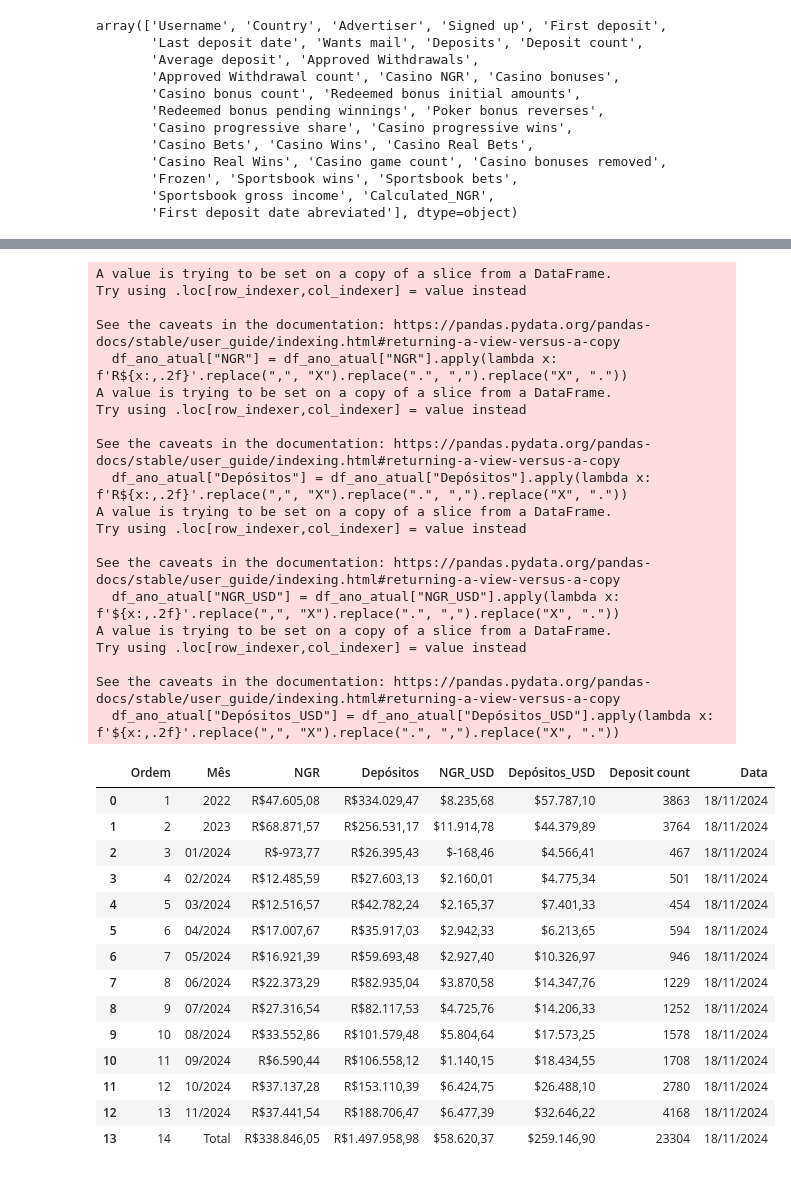
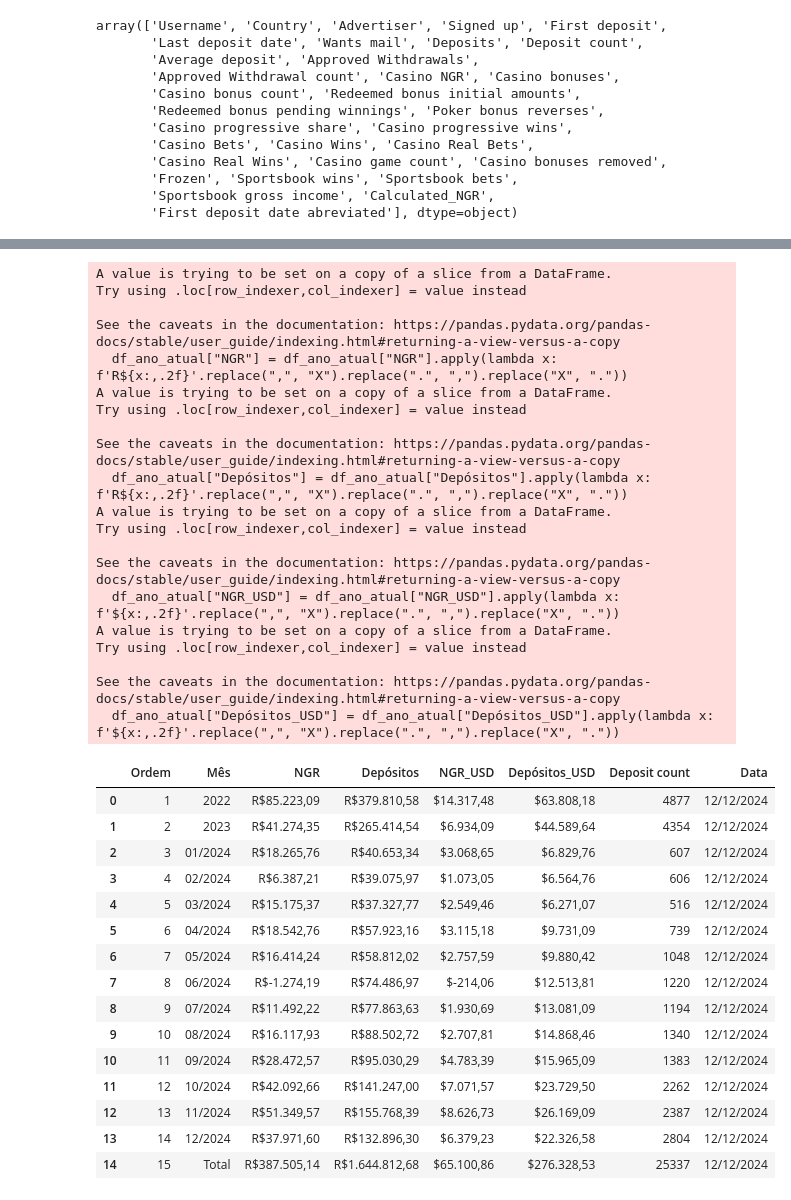
Before and after one commit to Making-publi/NGR-MES, a Jupyter notebook: daily.ipynb, the cells around one changed output, grey strips where cells are left out. Drawn from its saved outputs; the diff is of its cells as text; code cells hidden in the pictures.

```diff
--- a/daily.ipynb
+++ b/daily.ipynb
@@ -219,48 +220,49 @@ df_final['Ordem'] = range(1, len(df_final) + 1)
 
 # Reordenando as colunas para colocar "Ordem" como a primeira coluna
 df_final = df_final[['Ordem', 'Mês', 'NGR', 'Depósitos', 'NGR_USD', 'Depósitos_USD', 'Deposit count']]
 
-df_final['Data'] = "19/11/2024"
+df_final['Data'] = "12/12/2024"
 
 
 # Exibindo o resultado final
 df_final
 # %% [output]
 A value is trying to be set on a copy of a slice from a DataFrame.
 Try using .loc[row_indexer,col_indexer] = value instead
 
 See the caveats in the documentation: https://pandas.pydata.org/pandas-docs/stable/user_guide/indexing.html#returning-a-view-versus-a-copy
   df_ano_atual["NGR"] = df_ano_atual["NGR"].apply(lambda x: f'R${x:,.2f}'.replace(",", "X").replace(".", ",").replace("X", "."))
 A value is trying to be set on a copy of a slice from a DataFrame.
 Try using .loc[row_indexer,col_indexer] = value instead
 
 See the caveats in the documentation: https://pandas.pydata.org/pandas-docs/stable/user_guide/indexing.html#returning-a-view-versus-a-copy
   df_ano_atual["Depósitos"] = df_ano_atual["Depósitos"].apply(lambda x: f'R${x:,.2f}'.replace(",", "X").replace(".", ",").replace("X", "."))
 A value is trying to be set on a copy of a slice from a DataFrame.
 Try using .loc[row_indexer,col_indexer] = value instead
 
 See the caveats in the documentation: https://pandas.pydata.org/pandas-docs/stable/user_guide/indexing.html#returning-a-view-versus-a-copy
   df_ano_atual["NGR_USD"] = df_ano_atual["NGR_USD"].apply(lambda x: f'${x:,.2f}'.replace(",", "X").replace(".", ",").replace("X", "."))
 A value is trying to be set on a copy of a slice from a DataFrame.
 Try using .loc[row_indexer,col_indexer] = value instead
 
 See the caveats in the documentation: https://pandas.pydata.org/pandas-docs/stable/user_guide/indexing.html#returning-a-view-versus-a-copy
   df_ano_atual["Depósitos_USD"] = df_ano_atual["Depósitos_USD"].apply(lambda x: f'${x:,.2f}'.replace(",", "X").replace(".", ",").replace("X", "."))
 |  | Ordem | Mês | NGR | Depósitos | NGR_USD | Depósitos_USD | Deposit count | Data |
-| 0 | 1 | 2022 | R$47.605,08 | R$334.029,47 | $8.235,68 | $57.787,10 | 3863 | 18/11/2024 |
-| 1 | 2 | 2023 | R$68.871,57 | R$256.531,17 | $11.914,78 | $44.379,89 | 3764 | 18/11/2024 |
-| 2 | 3 | 01/2024 | R$-973,77 | R$26.395,43 | $-168,46 | $4.566,41 | 467 | 18/11/2024 |
-| 3 | 4 | 02/2024 | R$12.485,59 | R$27.603,13 | $2.160,01 | $4.775,34 | 501 | 18/11/2024 |
-| 4 | 5 | 03/2024 | R$12.516,57 | R$42.782,24 | $2.165,37 | $7.401,33 | 454 | 18/11/2024 |
-| 5 | 6 | 04/2024 | R$17.007,67 | R$35.917,03 | $2.942,33 | $6.213,65 | 594 | 18/11/2024 |
-| 6 | 7 | 05/2024 | R$16.921,39 | R$59.693,48 | $2.927,40 | $10.326,97 | 946 | 18/11/2024 |
-| 7 | 8 | 06/2024 | R$22.373,29 | R$82.935,04 | $3.870,58 | $14.347,76 | 1229 | 18/11/2024 |
-| 8 | 9 | 07/2024 | R$27.316,54 | R$82.117,53 | $4.725,76 | $14.206,33 | 1252 | 18/11/2024 |
-| 9 | 10 | 08/2024 | R$33.552,86 | R$101.579,48 | $5.804,64 | $17.573,25 | 1578 | 18/11/2024 |
-| 10 | 11 | 09/2024 | R$6.590,44 | R$106.558,12 | $1.140,15 | $18.434,55 | 1708 | 18/11/2024 |
-| 11 | 12 | 10/2024 | R$37.137,28 | R$153.110,39 | $6.424,75 | $26.488,10 | 2780 | 18/11/2024 |
-| 12 | 13 | 11/2024 | R$37.441,54 | R$188.706,47 | $6.477,39 | $32.646,22 | 4168 | 18/11/2024 |
-| 13 | 14 | Total | R$338.846,05 | R$1.497.958,98 | $58.620,37 | $259.146,90 | 23304 | 18/11/2024 |
+| 0 | 1 | 2022 | R$85.223,09 | R$379.810,58 | $14.317,48 | $63.808,18 | 4877 | 12/12/2024 |
+| 1 | 2 | 2023 | R$41.274,35 | R$265.414,54 | $6.934,09 | $44.589,64 | 4354 | 12/12/2024 |
+| 2 | 3 | 01/2024 | R$18.265,76 | R$40.653,34 | $3.068,65 | $6.829,76 | 607 | 12/12/2024 |
+| 3 | 4 | 02/2024 | R$6.387,21 | R$39.075,97 | $1.073,05 | $6.564,76 | 606 | 12/12/2024 |
+| 4 | 5 | 03/2024 | R$15.175,37 | R$37.327,77 | $2.549,46 | $6.271,07 | 516 | 12/12/2024 |
+| 5 | 6 | 04/2024 | R$18.542,76 | R$57.923,16 | $3.115,18 | $9.731,09 | 739 | 12/12/2024 |
+| 6 | 7 | 05/2024 | R$16.414,24 | R$58.812,02 | $2.757,59 | $9.880,42 | 1048 | 12/12/2024 |
+| 7 | 8 | 06/2024 | R$-1.274,19 | R$74.486,97 | $-214,06 | $12.513,81 | 1220 | 12/12/2024 |
+| 8 | 9 | 07/2024 | R$11.492,22 | R$77.863,63 | $1.930,69 | $13.081,09 | 1194 | 12/12/2024 |
+| 9 | 10 | 08/2024 | R$16.117,93 | R$88.502,72 | $2.707,81 | $14.868,46 | 1340 | 12/12/2024 |
+| 10 | 11 | 09/2024 | R$28.472,57 | R$95.030,29 | $4.783,39 | $15.965,09 | 1383 | 12/12/2024 |
+| 11 | 12 | 10/2024 | R$42.092,66 | R$141.247,00 | $7.071,57 | $23.729,50 | 2262 | 12/12/2024 |
+| 12 | 13 | 11/2024 | R$51.349,57 | R$155.768,39 | $8.626,73 | $26.169,09 | 2387 | 12/12/2024 |
+| 13 | 14 | 12/2024 | R$37.971,60 | R$132.896,30 | $6.379,23 | $22.326,58 | 2804 | 12/12/2024 |
+| 14 | 15 | Total | R$387.505,14 | R$1.644.812,68 | $65.100,86 | $276.328,53 | 25337 | 12/12/2024 |
 # %%
 import uuid
 
```
Also changed, not shown: parts of 3 cells of this notebook, 3 other files.
